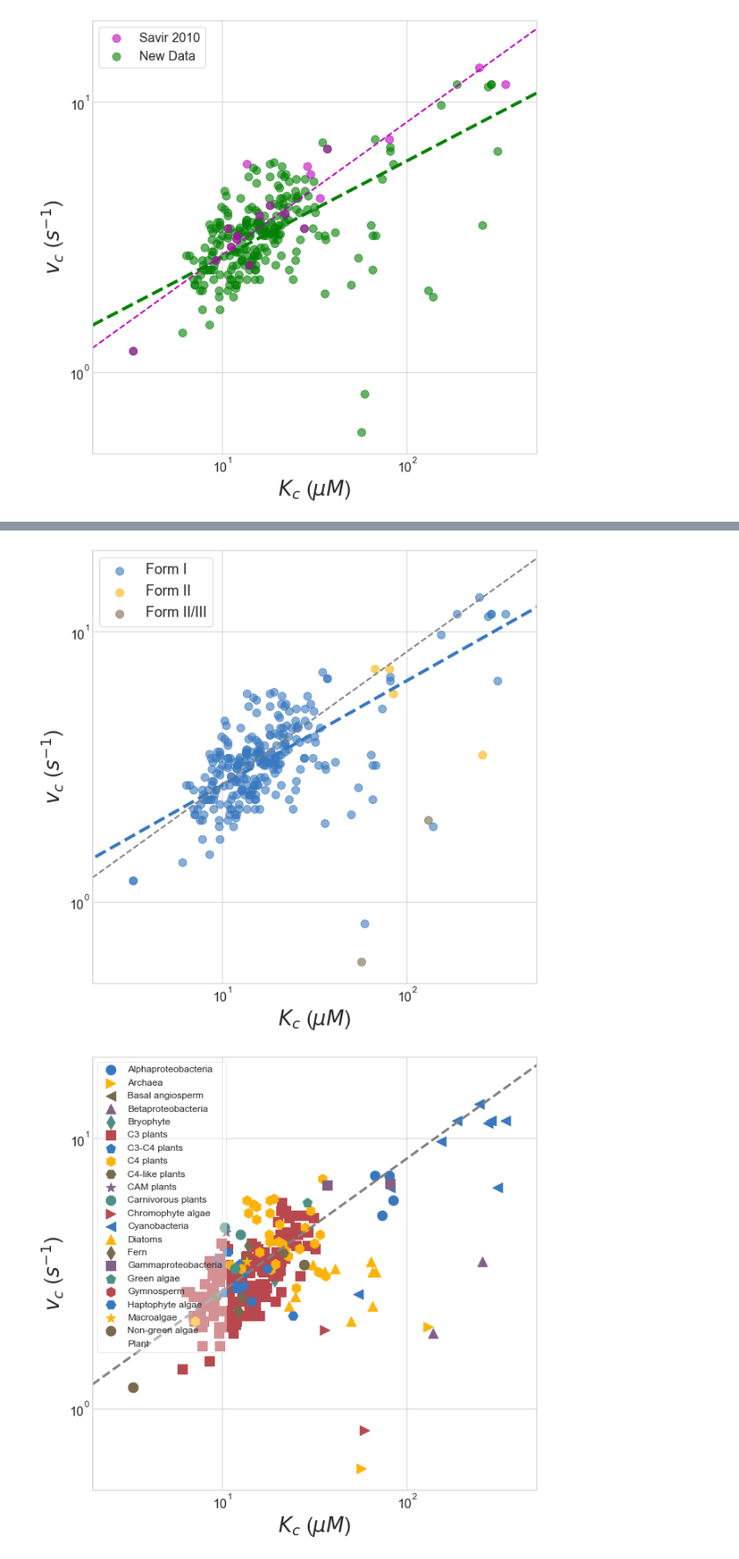
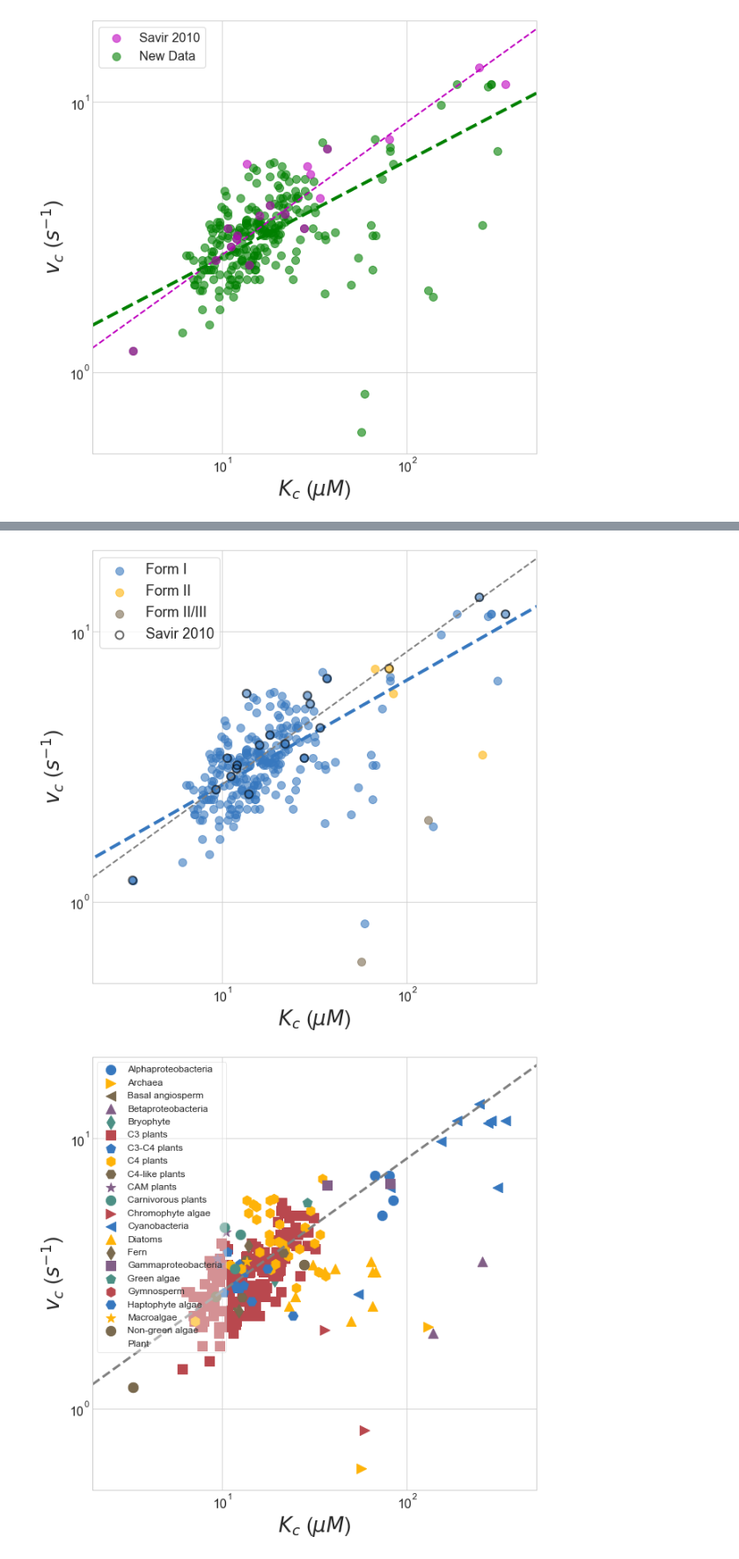
Before and after one commit to flamholz/rubisco, a Jupyter notebook: notebooks/Figure3 Basic Correlations.ipynb, the cells around one changed output, grey strips where cells are left out. Shown at 88% size. Saved outputs shown, nothing was run; the diff lists cells and outputs as text; code cells hidden in the pictures.

```diff
--- a/notebooks/Figure3 Basic Correlations.ipynb
+++ b/notebooks/Figure3 Basic Correlations.ipynb
@@ -328,34 +332,38 @@ for i, (group, gdf) in enumerate(grouped_form):
         continue
     label = 'Form %s' % groups[group]
     c = named_colors[i]
     plt.scatter(gdf.KC, gdf.vC, c=c, s=100, label=label, alpha=0.6)
 
 # Plot our own regression and CI - removed for now til I fix the plotting
 xs = np.arange(1e0, 1e3, 0.01)
 c = matplotlib.colors.rgb2hex(named_colors[0])
 power_laws.plot_bootstrapped_ci(xs, exps, pres, figure=figure, color=c, plot_range=False, lw=4)
 
 # Savir 2010 says Kc = 1.32 * Vc^2.03
 # Therefore Vc = (Kc/1.32)^(1/2.03)
 xs = np.arange(2, 1000, 5)
 projected_Vcs = np.power(xs/1.32, 1.0/2.03)
 plt.plot(xs, projected_Vcs, ls='--', c='grey', lw=2)
 
+# Note - axes are reversed from the Savir paper so above the line = good.
+plt.scatter(savir_df.KC, savir_df.vC, c='None', edgecolors='k',
+            linewidths=2, s=100, label='Savir 2010', alpha=0.6, zorder=10)
+
 plt.legend(loc=2, fontsize=18, frameon=True)
 plt.xlabel('$K_c$ ($\mu M$)', fontsize=26)
 plt.ylabel('$v_c$ ($s^{-1}$)', fontsize=26)
 plt.xticks(fontsize=16)
 plt.yticks(fontsize=16)
 
 plt.ylim(5e-1, 20)
 plt.xlim(2, 5e2)
 
 plt.savefig('fig3/fig3_vC_KC_corr_FI.svg')
 plt.savefig('fig3/fig3_vC_KC_corr_FI.png', dpi=600)
 
 plt.show()
 # %% [output]
-[figure, old version]
+[figure, new version]
 # %%
 # Kc vs. Vc - show new data by taxonomic grouping of the organism.
 # Notice again the wide spread in photosynthetic bacteria being due to the
```
Also changed, not shown: parts of 5 cells of this notebook, 1 other file.
